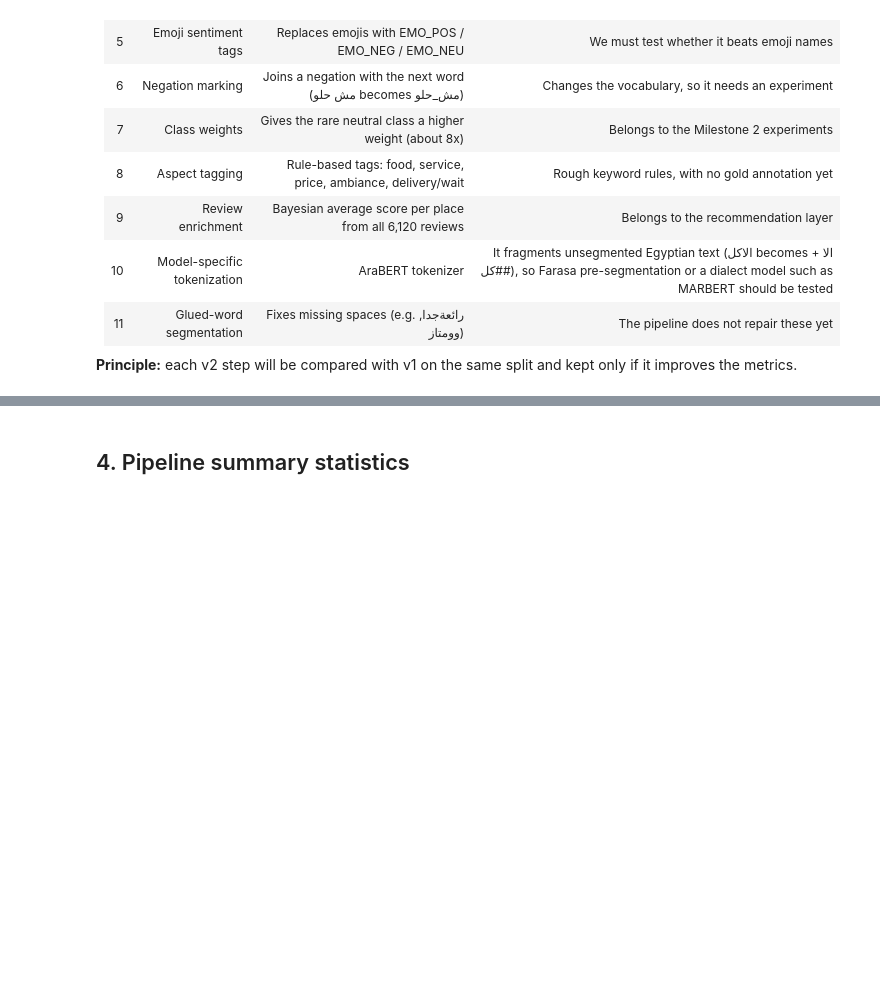
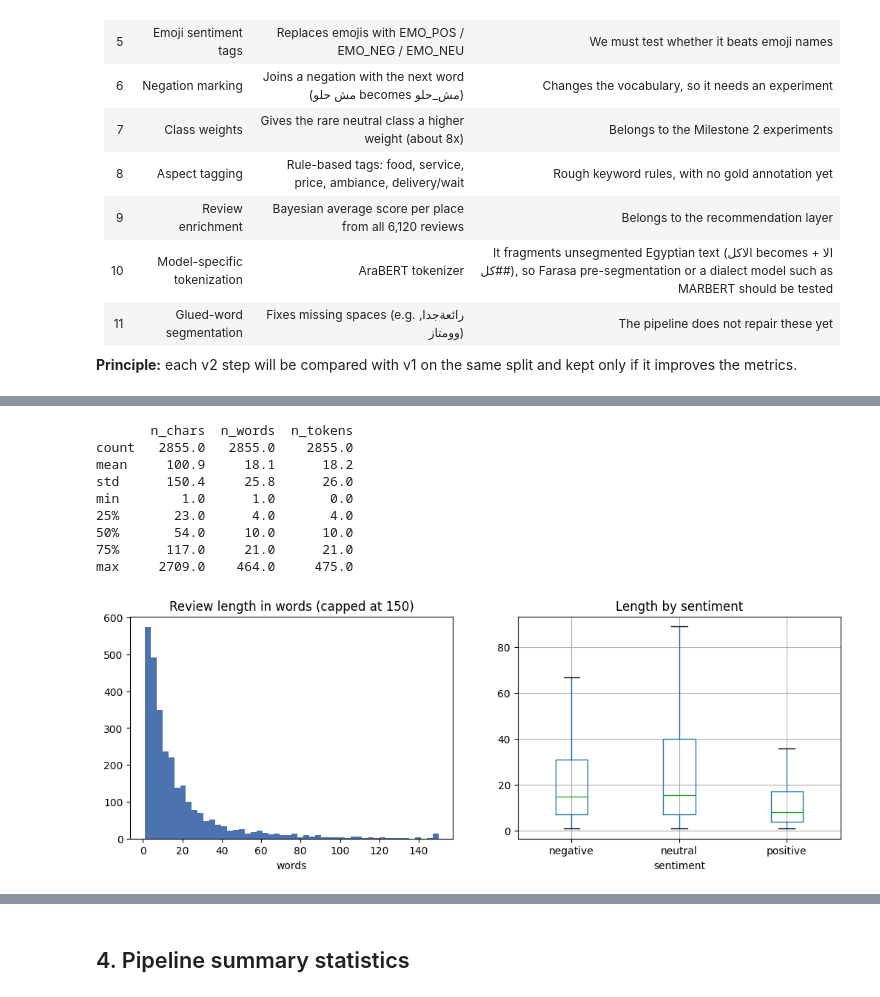
Before and after one commit to EiadEssam/ReviFood-Chatbot, a Jupyter notebook: Milestone1/NLP_pipeline_Yassin_done.ipynb, the cells around one changed output, grey strips where cells are left out. Saved outputs shown, nothing was run; the diff lists cells and outputs as text; code cells hidden in the pictures; blank space fills up the shorter version.

```diff
--- a/Milestone1/NLP_pipeline_Yassin_done.ipynb
+++ b/Milestone1/NLP_pipeline_Yassin_done.ipynb
@@ -512,0 +534,19 @@ WARNING:huggingface_hub.utils._http:Warning: You are sending unauthenticated req
+# %%
+df_reviews["n_chars"] = df_reviews["text_raw"].str.len()
+print(df_reviews[["n_chars", "n_words", "n_tokens"]].describe().round(1))
+fig, ax = plt.subplots(1, 2, figsize=(12, 4))
+ax[0].hist(df_reviews["n_words"].clip(upper=150), bins=50, color="#4c72b0")
+ax[0].set_title("Review length in words (capped at 150)"); ax[0].set_xlabel("words")
+df_reviews.boxplot(column="n_words", by="sentiment", ax=ax[1], showfliers=False)
+ax[1].set_title("Length by sentiment"); plt.suptitle(""); plt.show()
+# %% [output]
+       n_chars  n_words  n_tokens
+count   2855.0   2855.0    2855.0
+mean     100.9     18.1      18.2
+std      150.4     25.8      26.0
+min        1.0      1.0       0.0
+25%       23.0      4.0       4.0
+50%       54.0     10.0      10.0
+75%      117.0     21.0      21.0
+max     2709.0    464.0     475.0
+[figure, added]
```
Also changed, not shown: parts of 5 cells of this notebook, 5 other files.
